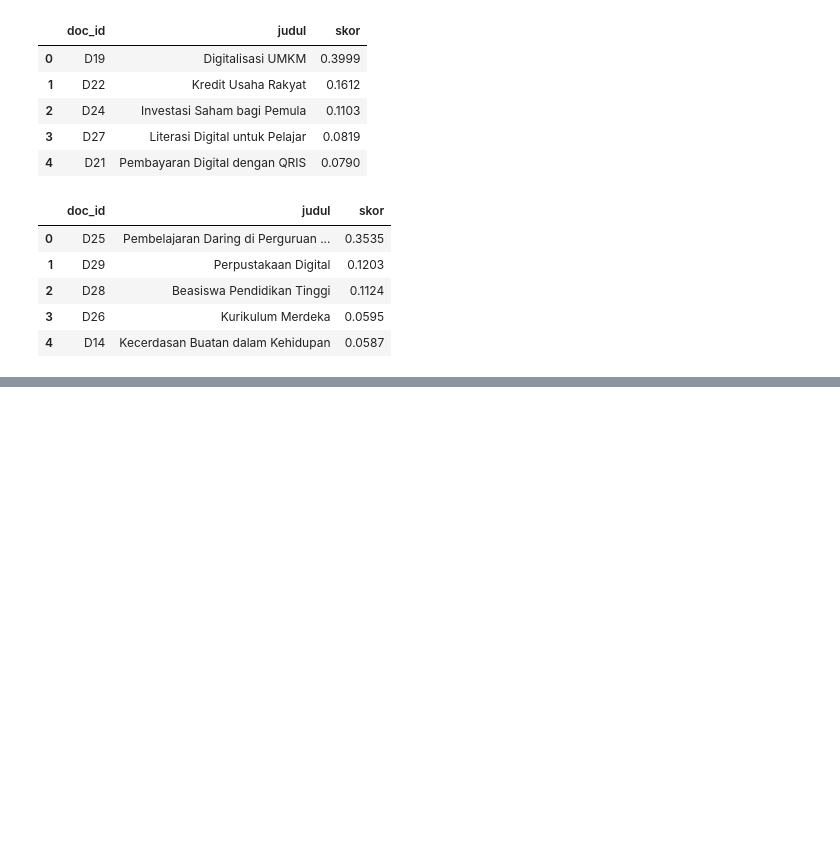
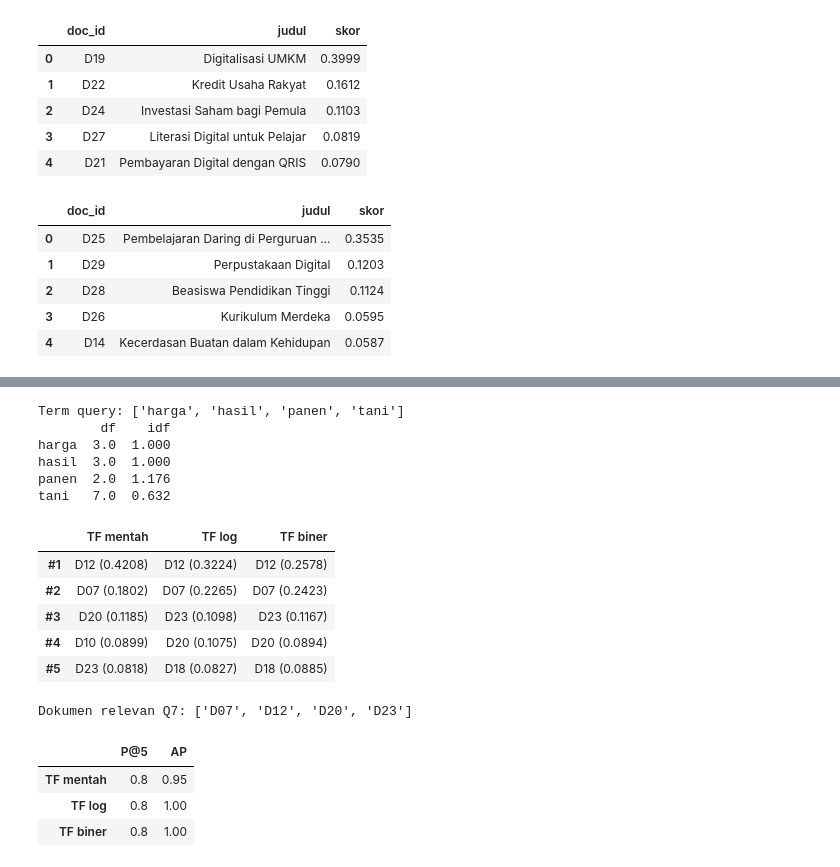
Before and after one commit to uccuuu/Project-STKI, a Jupyter notebook: notebooks/04_vsm_tfidf.ipynb, the cells around one changed output, grey strips where cells are left out. Saved outputs shown, nothing was run; the diff lists cells and outputs as text; code cells hidden in the pictures; blank space fills up the shorter version.

```diff
--- a/notebooks/04_vsm_tfidf.ipynb
+++ b/notebooks/04_vsm_tfidf.ipynb
@@ -154,0 +216,57 @@ cari("pembelajaran daring mahasiswa")
+# %%
+from stki_utils import load_qrels, average_precision
+
+def normalisasi(v):
+    n = math.sqrt(sum(x * x for x in v.values()))
+    return {t: x / n for t, x in v.items()} if n else {}
+
+def bobot_tf(tf, skema):
+    return {"mentah": tf, "log": 1 + math.log10(tf), "biner": 1}[skema]
+
+def peringkat(q_tokens, skema):
+    """Ranked retrieval dengan skema TF tertentu (IDF dan cosine tetap sama)."""
+    dv = {d: normalisasi({t: bobot_tf(c, skema) * idf[t] for t, c in Counter(tok).items()})
+          for d, tok in docs.items()}
+    qv = normalisasi({t: bobot_tf(c, skema) * idf[t] for t, c in Counter(q_tokens).items() if t in idf})
+    skor = {d: sum(w * dv[d].get(t, 0.0) for t, w in qv.items()) for d in docs}
+    return sorted([(d, s) for d, s in skor.items() if s > 0], key=lambda x: (-x[1], x[0]))
+
+q7 = "harga hasil panen petani"
+q7_tokens = preprocess(q7)
+print("Term query:", q7_tokens)
+print(pd.DataFrame({t: {"df": len(index[t]), "idf": round(idf[t], 3)} for t in q7_tokens}).T, "\n")
+
+hasil_skema = {s: peringkat(q7_tokens, s) for s in ["mentah", "log", "biner"]}
+
+# Tabel top-5 berdampingan: "doc_id (skor)"
+tabel = pd.DataFrame({
+    f"TF {s}": [f"{d} ({sk:.4f})" for d, sk in r[:5]] for s, r in hasil_skema.items()
+}, index=[f"#{i}" for i in range(1, 6)])
+display(tabel)
+
+# Evaluasi dengan qrels Q7 (D12 bernilai 2, D07/D23/D20 bernilai 1)
+relevan_q7 = set(load_qrels()["Q7"])
+print("Dokumen relevan Q7:", sorted(relevan_q7))
+pd.DataFrame({
+    f"TF {s}": {"P@5": sum(d in relevan_q7 for d, _ in r[:5]) / 5,
+                "AP": round(average_precision([d for d, _ in r], relevan_q7), 4)}
+    for s, r in hasil_skema.items()
+}).T
+# %% [output]
+Term query: ['harga', 'hasil', 'panen', 'tani']
+        df    idf
+harga  3.0  1.000
+hasil  3.0  1.000
+panen  2.0  1.176
+tani   7.0  0.632
+|  | TF mentah | TF log | TF biner |
+| #1 | D12 (0.4208) | D12 (0.3224) | D12 (0.2578) |
+| #2 | D07 (0.1802) | D07 (0.2265) | D07 (0.2423) |
+| #3 | D20 (0.1185) | D23 (0.1098) | D23 (0.1167) |
+| #4 | D10 (0.0899) | D20 (0.1075) | D20 (0.0894) |
+| #5 | D23 (0.0818) | D18 (0.0827) | D18 (0.0885) |
+Dokumen relevan Q7: ['D07', 'D12', 'D20', 'D23']
+|  | P@5 | AP |
+| TF mentah | 0.8 | 0.95 |
+| TF log | 0.8 | 1.00 |
+| TF biner | 0.8 | 1.00 |
```
Also changed, not shown: parts of 16 cells of this notebook.
